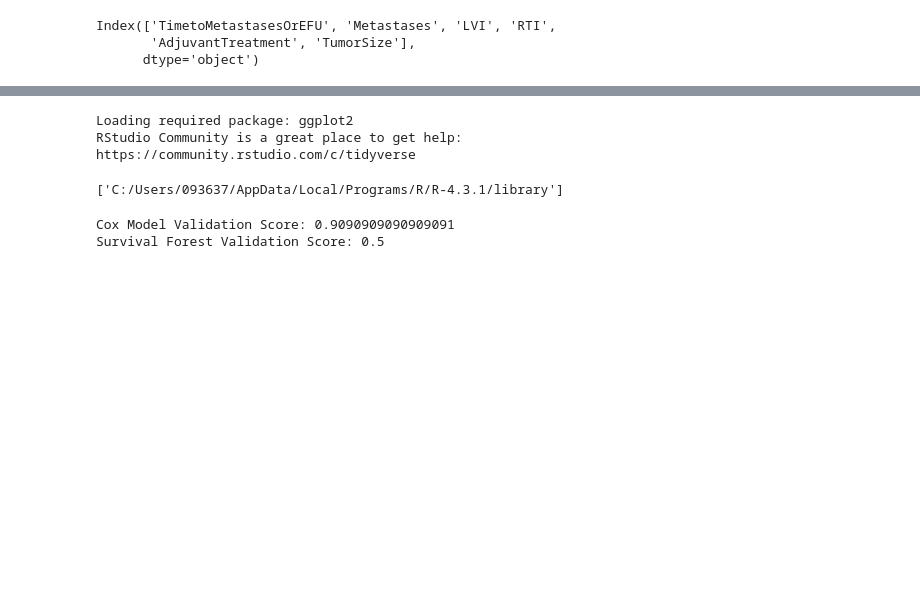
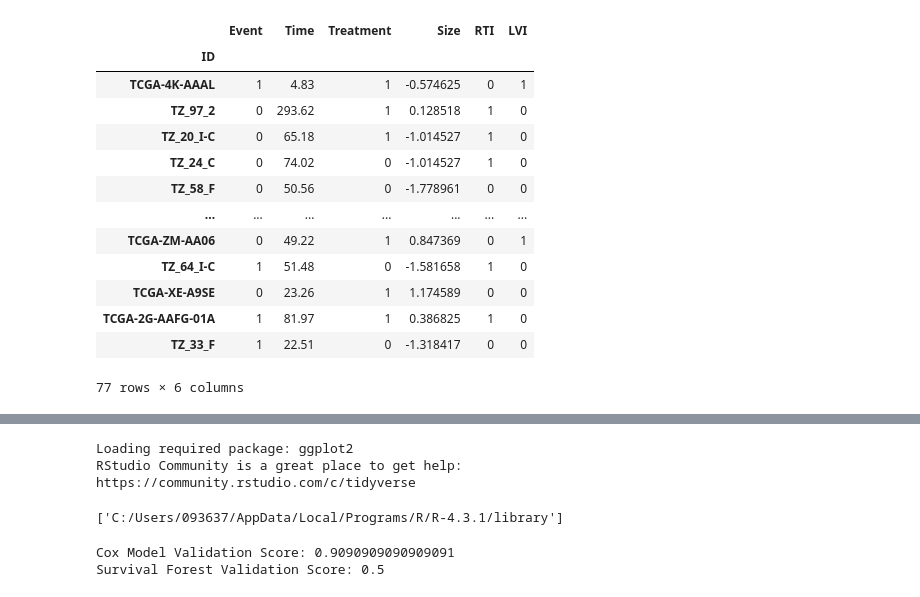
Before and after one commit to KoenKwakkenbos/EMC-Seminoma-Relapse, a Jupyter notebook: survival_model.ipynb, the cells around one changed output, grey strips where cells are left out. Saved outputs shown, nothing was run; the diff lists cells and outputs as text; code cells hidden in the pictures; blank space fills up the shorter version.

```diff
--- a/survival_model.ipynb
+++ b/survival_model.ipynb
@@ -112,8 +58,19 @@ one_hot_test = df_test
-# %%
-one_hot_val.columns
-# %% [output]
-Index(['TimetoMetastasesOrEFU', 'Metastases', 'LVI', 'RTI',
-       'AdjuvantTreatment', 'TumorSize'],
-      dtype='object')
+# %%
+df_train
+# %% [output]
+|  | Event | Time | Treatment | Size | RTI | LVI |
+| ID |  |  |  |  |  |  |
+| TCGA-4K-AAAL | 1 | 4.83 | 1 | -0.574625 | 0 | 1 |
+| TZ_97_2 | 0 | 293.62 | 1 | 0.128518 | 1 | 0 |
+| TZ_20_I-C | 0 | 65.18 | 1 | -1.014527 | 1 | 0 |
+| TZ_24_C | 0 | 74.02 | 0 | -1.014527 | 1 | 0 |
+| TZ_58_F | 0 | 50.56 | 0 | -1.778961 | 0 | 0 |
+| ... | ... | ... | ... | ... | ... | ... |
+| TCGA-ZM-AA06 | 0 | 49.22 | 1 | 0.847369 | 0 | 1 |
+| TZ_64_I-C | 1 | 51.48 | 0 | -1.581658 | 1 | 0 |
+| TCGA-XE-A9SE | 0 | 23.26 | 1 | 1.174589 | 0 | 0 |
+| TCGA-2G-AAFG-01A | 1 | 81.97 | 1 | 0.386825 | 1 | 0 |
+| TZ_33_F | 1 | 22.51 | 0 | -1.318417 | 0 | 0 |
+77 rows × 6 columns
 # %%
 cph = CoxPHFitter(penalizer=0.0001)
```
Also changed, not shown: parts of 20 cells of this notebook, 10 other files.
